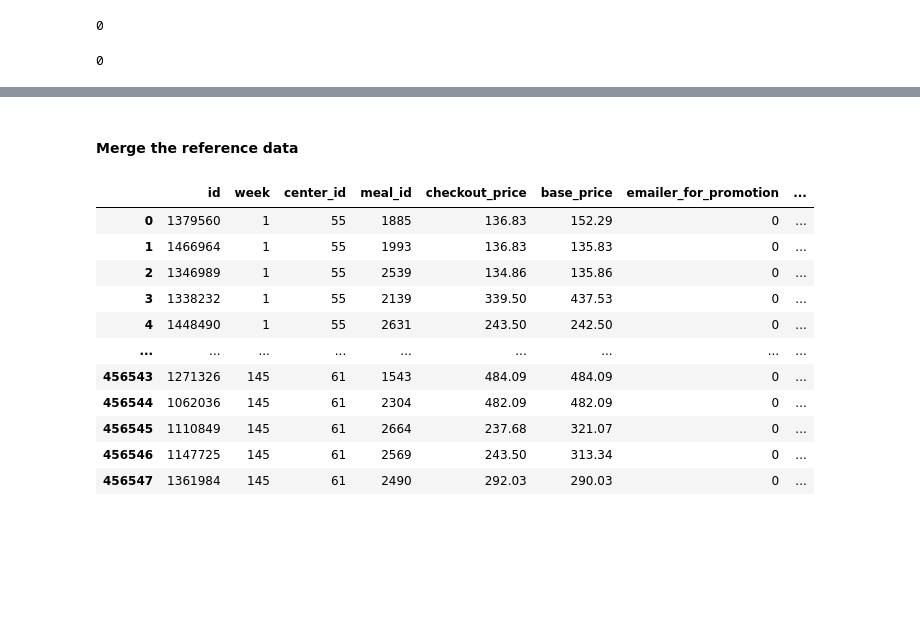
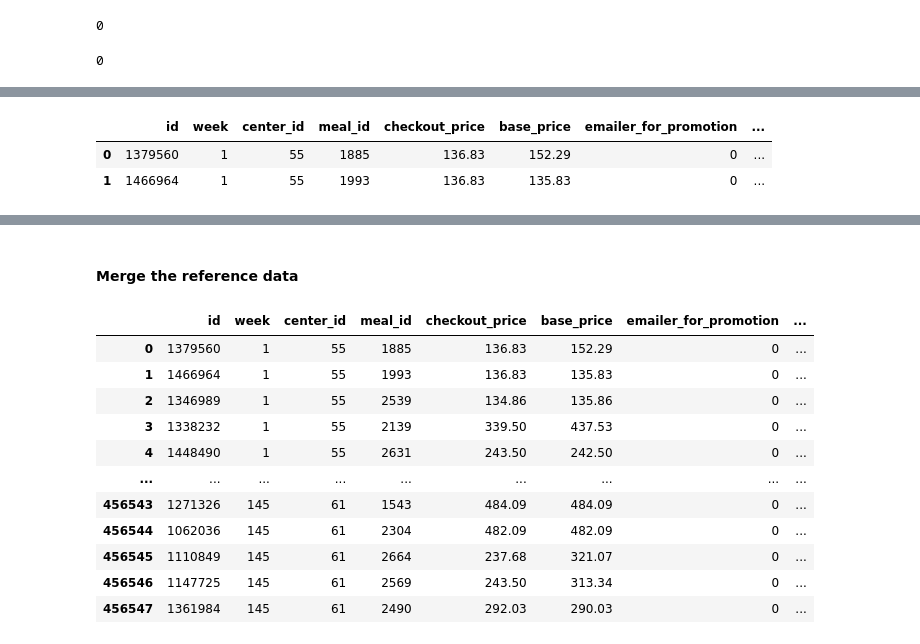
Before and after one commit to ndhomse/food-demand-forecasting, a Jupyter notebook: notebook/Food-Demand-Forecasting.ipynb, the cells around one changed output, grey strips where cells are left out. Saved outputs shown, nothing was run; the diff lists cells and outputs as text; code cells hidden in the pictures; blank space fills up the shorter version.

```diff
--- a/notebook/Food-Demand-Forecasting.ipynb
+++ b/notebook/Food-Demand-Forecasting.ipynb
@@ -191,0 +217,6 @@ test_df.duplicated().sum()
+# %%
+train_df.head(2)
+# %% [output]
+|  | id | week | center_id | meal_id | checkout_price | base_price | emailer_for_promotion | ... |
+| 0 | 1379560 | 1 | 55 | 1885 | 136.83 | 152.29 | 0 | ... |
+| 1 | 1466964 | 1 | 55 | 1993 | 136.83 | 135.83 | 0 | ... |
```
Also changed, not shown: parts of 13 cells of this notebook.
